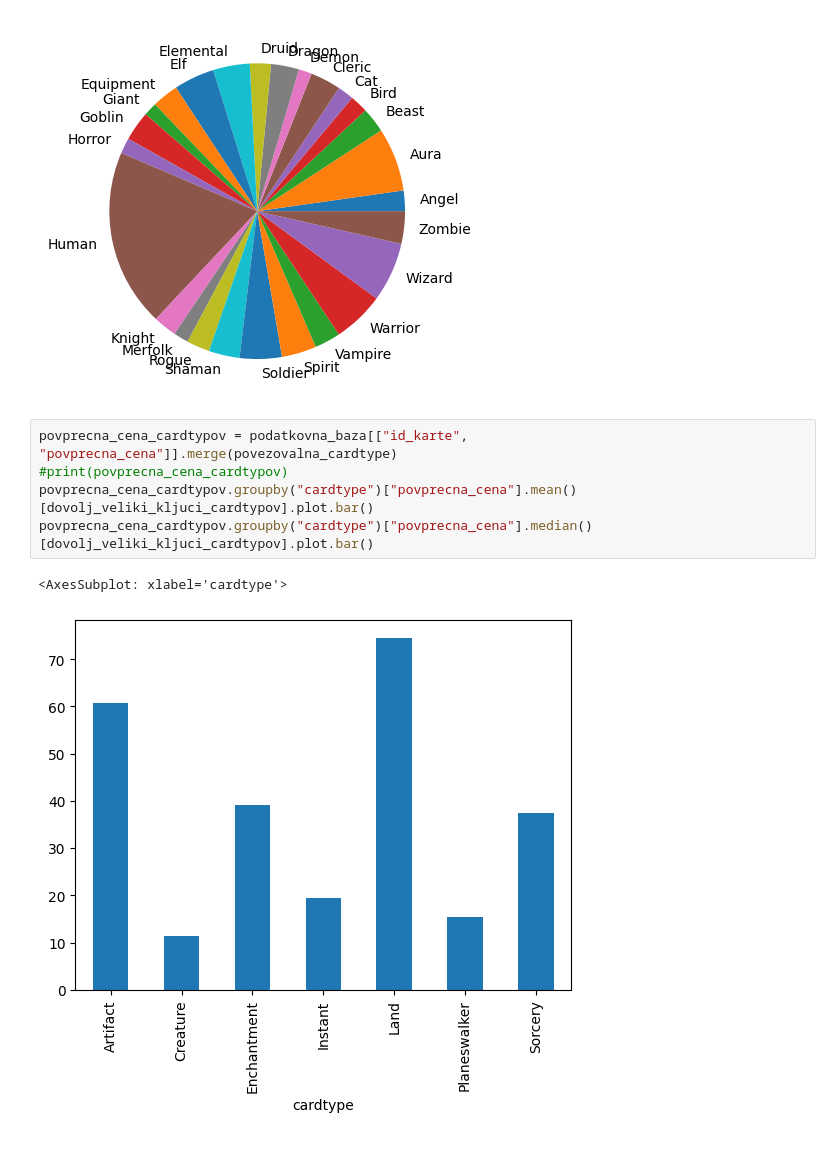
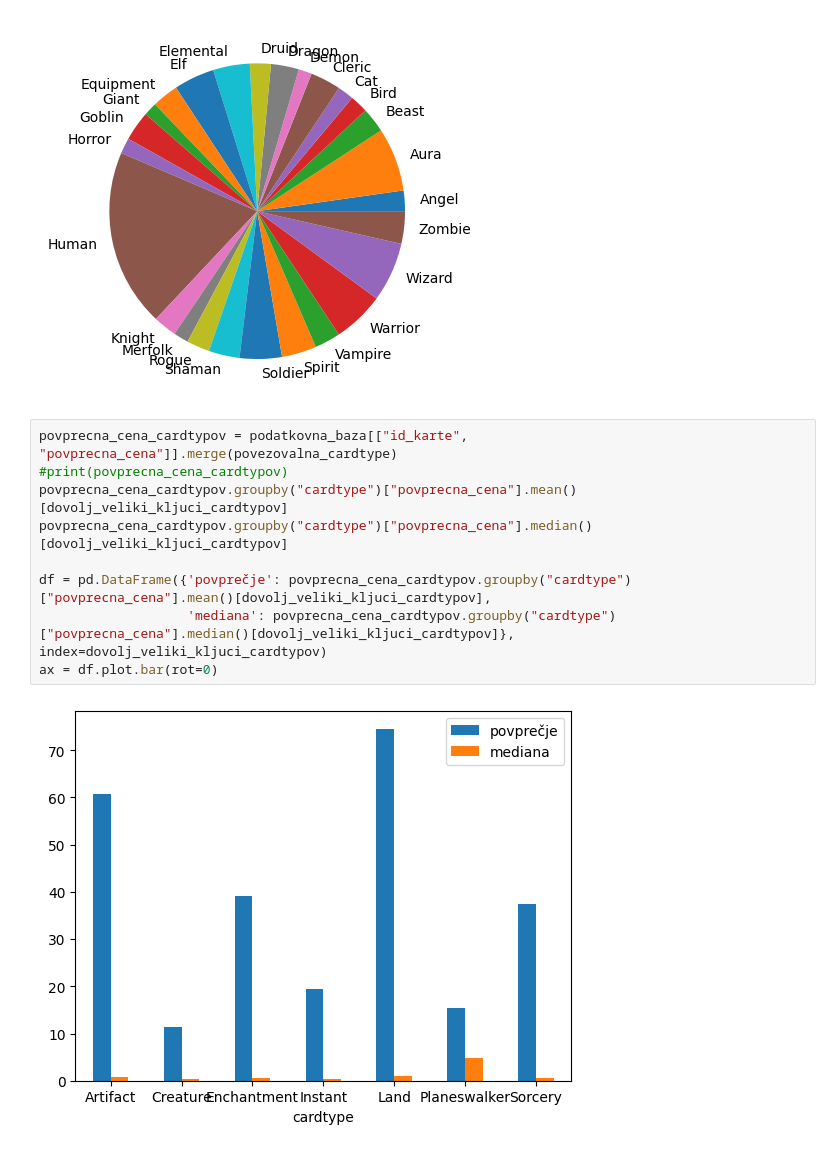
Before and after one commit to MightyOwler/Analiza-podatkov, a Jupyter notebook: AnalizaPodatkov.ipynb, the cells around one changed output. Cells and saved outputs as stored; diff of their text form.

```diff
--- a/AnalizaPodatkov.ipynb
+++ b/AnalizaPodatkov.ipynb
@@ -78,8 +78,11 @@ velikost_grupe_po_subtypu[velikost_grupe_po_subtypu > 300].plot.pie()
 # %%
 povprecna_cena_cardtypov = podatkovna_baza[["id_karte", "povprecna_cena"]].merge(povezovalna_cardtype)
 #print(povprecna_cena_cardtypov)
-povprecna_cena_cardtypov.groupby("cardtype")["povprecna_cena"].mean()[dovolj_veliki_kljuci_cardtypov].plot.bar()
-povprecna_cena_cardtypov.groupby("cardtype")["povprecna_cena"].median()[dovolj_veliki_kljuci_cardtypov].plot.bar()
+povprecna_cena_cardtypov.groupby("cardtype")["povprecna_cena"].mean()[dovolj_veliki_kljuci_cardtypov]
+povprecna_cena_cardtypov.groupby("cardtype")["povprecna_cena"].median()[dovolj_veliki_kljuci_cardtypov]
+
+df = pd.DataFrame({'povprečje': povprecna_cena_cardtypov.groupby("cardtype")["povprecna_cena"].mean()[dovolj_veliki_kljuci_cardtypov],
+                   'mediana': povprecna_cena_cardtypov.groupby("cardtype")["povprecna_cena"].median()[dovolj_veliki_kljuci_cardtypov]}, index=dovolj_veliki_kljuci_cardtypov)
+ax = df.plot.bar(rot=0)
 # %% [output]
-<AxesSubplot: xlabel='cardtype'>
-[figure, old version]
+[figure, new version]
```
